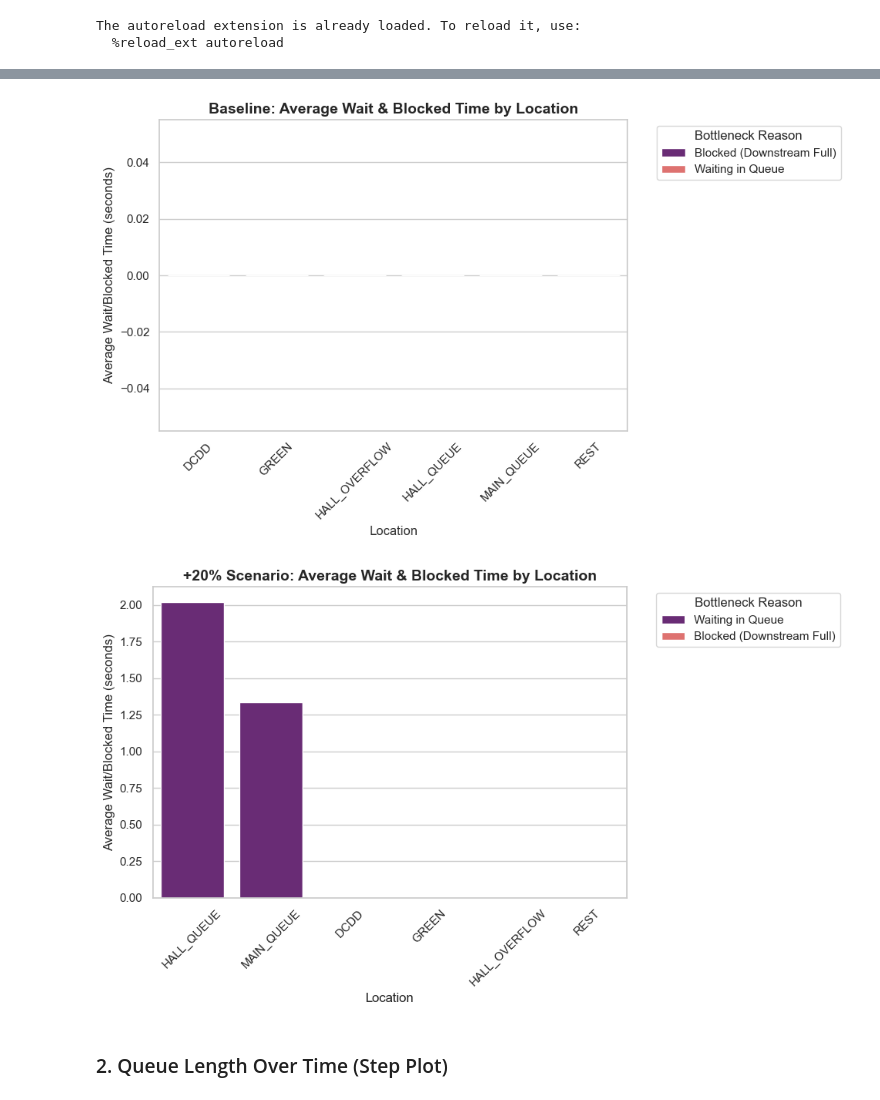
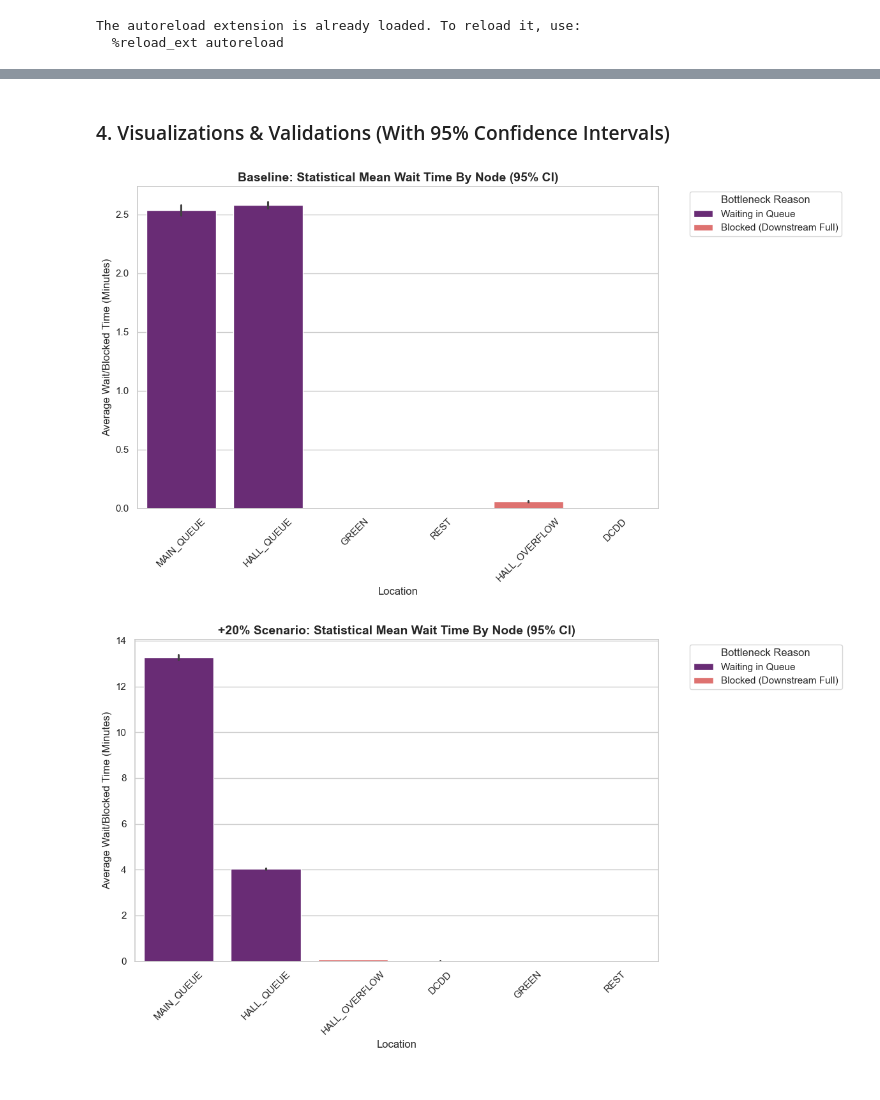
Before and after one commit to shivunchinniah/a2_2DI66, a Jupyter notebook: src/new/wrp2.ipynb, the cells around one changed output, grey strips where cells are left out. Saved outputs shown, nothing was run; the diff lists cells and outputs as text; code cells hidden in the pictures.

```diff
--- a/src/new/wrp2.ipynb
+++ b/src/new/wrp2.ipynb
@@ -228,47 +234,35 @@ display(df_base.head())
+# %% [markdown]
+### 4. Visualizations & Validations (With 95% Confidence Intervals)
 # %%
-def plot_wait_times(df, title):
-    # Exclude the EXIT node to prevent skewed data
+def plot_statistical_wait_times(df, title):
     df_filtered = df[df['location'] != 'EXIT'].copy()
-
-    # Categorize the wait time based on how the DSE engine handles it
-    # If service_time is 0, it's a Queue. Otherwise, it's a Service Bay.
+    # Convert seconds to minutes for easier readability
+    df_filtered['Wait Time (Mins)'] = df_filtered['wait_time'] / 60.0
     df_filtered['Wait Type'] = df_filtered['service_time'].apply(
         lambda x: 'Waiting in Queue' if x == 0 else 'Blocked (Downstream Full)'
     )
 
-    # Group by both location and the new Wait Type
-    wait_summary = df_filtered.groupby(['location', 'Wait Type'])['wait_time'].mean().reset_index()
-    wait_summary = wait_summary.sort_values(by='wait_time', ascending=False)
-
-    plt.figure(figsize=(10, 6))
-
-    # We use dodge=False because each location only has one type of wait.
-    # This centers the bars nicely while still applying the color coding.
+    plt.figure(figsize=(12, 7))
     sns.barplot(
-        data=wait_summary,
+        data=df_filtered,
         x='location',
-        y='wait_time',
+        y='Wait Time (Mins)',
         hue='Wait Type',
         dodge=False,
-        palette='magma'
+        palette='magma',
+        errorbar=('ci', 95)
     )
 
     plt.title(title, fontsize=14, fontweight='bold')
-    plt.ylabel('Average Wait/Blocked Time (seconds)', fontsize=12)
+    plt.ylabel('Average Wait/Blocked Time (Minutes)', fontsize=12)
     plt.xlabel('Location', fontsize=12)
     plt.xticks(rotation=45)
-
-    # Move the legend outside the plot area
     plt.legend(title='Bottleneck Reason', bbox_to_anchor=(1.05, 1), loc='upper left')
-
     plt.tight_layout()
     plt.show()
 
-# Run it!
-plot_wait_times(df_base, 'Baseline: Average Wait & Blocked Time by Location')
-plot_wait_times(df_inc, '+20% Scenario: Average Wait & Blocked Time by Location')
+plot_statistical_wait_times(df_base, 'Baseline: Statistical Mean Wait Time By Node (95% CI)')
+plot_statistical_wait_times(df_inc, '+20% Scenario: Statistical Mean Wait Time By Node (95% CI)')
 # %% [output]
-[figure, old version]
+[figure, new version]
-[figure, old version]
+[figure, new version]
-# %% [markdown]
-### 2. Queue Length Over Time (Step Plot)
```
Also changed, not shown: parts of 28 cells of this notebook, 5 other files.
